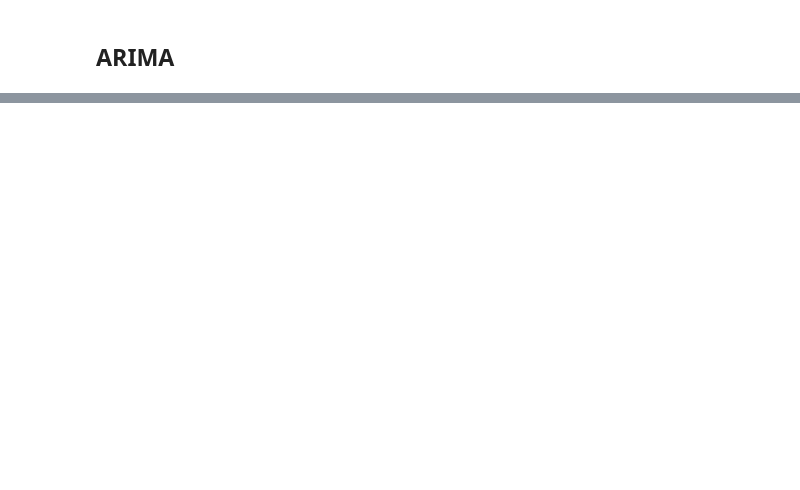
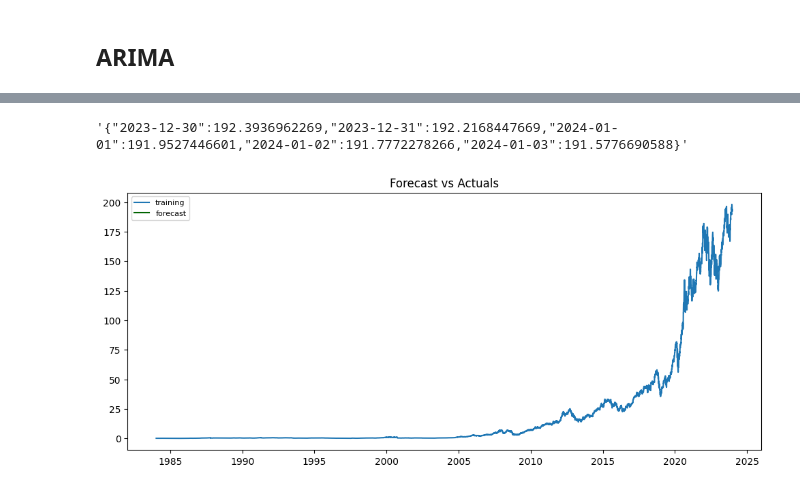
Before and after one commit to RAZMOKEUR/MoodMarket, a Jupyter notebook: back/backIA/price-prediction model/nb/model_build.ipynb, the cells around one changed output, grey strips where cells are left out. Cells and saved outputs as stored; diff of their text form; code cells hidden in the pictures; blank space fills up the shorter version.

```diff
--- a/back/backIA/price-prediction model/nb/model_build.ipynb
+++ b/back/backIA/price-prediction model/nb/model_build.ipynb
@@ -229,0 +102,44 @@ NameError: name 'X_test' is not defined
+# %%
+# save model
+import pickle
+
+stock_symbol = 'AAPL'
+with open(f'../models/{stock_symbol}.pkl', 'wb') as model_file:
+    pickle.dump(model, model_file)
+# %%
+# predict stock price
+with open(f'../models/{stock_symbol}.pkl', 'rb') as model_file:
+    model = pickle.load(model_file)
+
+n_periods = 5
+fc, confint = model.predict(n_periods=n_periods, return_conf_int=True)
+
+
+fc.index = fc.index.astype(str)
+
+fc.to_json()
+# %% [output]
+'{"2023-12-30":192.3936962269,"2023-12-31":192.2168447669,"2024-01-01":191.9527446601,"2024-01-02":191.7772278266,"2024-01-03":191.5776690588}'
+# %%
+import matplotlib.pyplot as plt
+
+# Make prediction
+n_periods = 30  # number of periods for which to predict
+fc, confint = model.predict(n_periods=n_periods, return_conf_int=True)
+
+# Create a new DataFrame for the forecasted data
+fc_series = pd.Series(fc, index=pd.date_range(start=df['close'].index[-1], periods=n_periods, freq='D'))
+
+# Filter the data to show between 2015 till 2016
+
+
+# Plot the data
+plt.figure(figsize=(12, 5), dpi=100)
+plt.plot(df['close'], label='training')
+plt.plot(fc_series_filtered, color='darkgreen', label='forecast')
+# plt.fill_between(fc_series_filtered.index, confint[:, 0], confint[:, 1], color='k', alpha=.15)
+plt.title('Forecast vs Actuals')
+plt.legend(loc='upper left', fontsize=8)
+plt.show()
+# %% [output]
+[figure, added]
```
Also changed, not shown: parts of 27 cells of this notebook, 7 other files.
